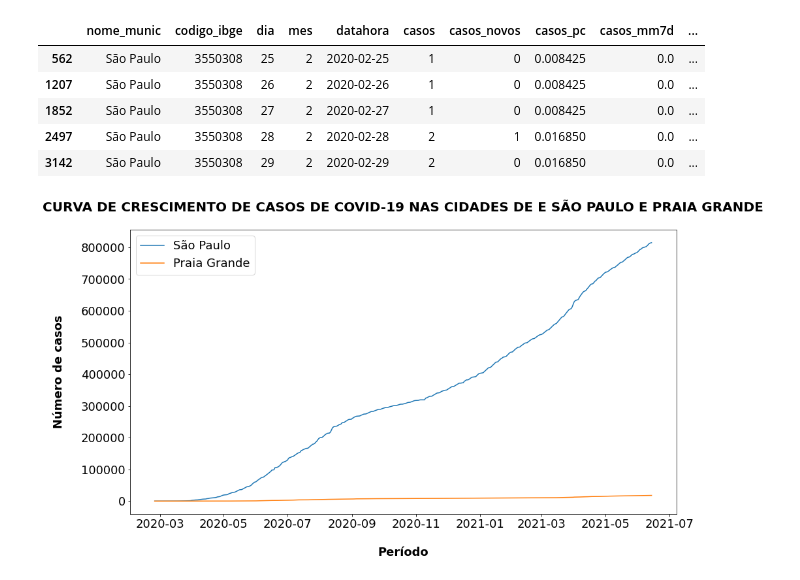
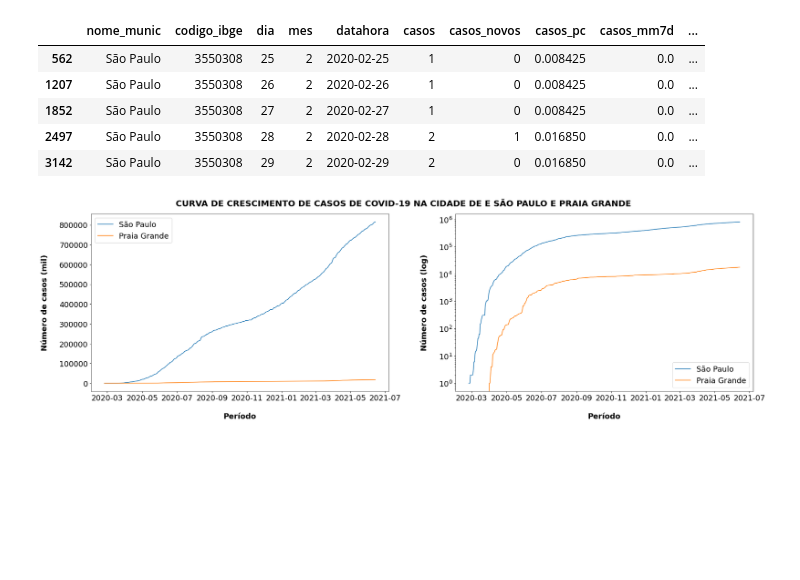
Before and after one commit to silva-felipe/BootCamp_Alura_DataScience, a Jupyter notebook: notebooks/modulo3/Bootcamp(modulo3).ipynb, the cells around one changed output. Drawn from its saved outputs; the diff is of its cells as text; code cells hidden in the pictures; blank space fills up the shorter version.

```diff
--- a/notebooks/modulo3/Bootcamp(modulo3).ipynb
+++ b/notebooks/modulo3/Bootcamp(modulo3).ipynb
@@ -151,19 +164,0 @@ plt.show()
-# %%
-nome_cidade = [x for x in dados_pg.nome_munic.unique()]
-
-s = ''
-for x in nome_cidade:
-  s = s + ' ' + x
-
-sns.lineplot(data=dados_pg, x='datahora',y='casos')
-
-plt.title('Curva de crescimento de casos de covid-19 na cidade de{}\n'.format(s),
-          weight='bold',
-          fontsize=20)
-
-plt.ylabel('Número de casos (log)\n', weight='bold')
-plt.xlabel('\nPeríodo', weight='bold')
-
-plt.yscale('log')
-
-plt.show()
@@ -184,20 +177,43 @@ dados_sp_pg.head()
 # %%
 nome_cidade = [x for x in dados_sp_pg.nome_munic.unique()]
 
 s = ''
 for x in nome_cidade:
   s = s + ' e ' + x
 
-sns.lineplot(data=dados_sp_pg, x='datahora', y='casos', hue='nome_munic')
+figure, axes = plt.subplots(nrows=1, ncols=2, figsize=(25,8))
+
+plt.subplot(1,2,1)
+sns.lineplot(data=dados_sp_pg,
+             x='datahora',
+             y='casos',
+             hue='nome_munic')
 plt.legend(loc=0)
 
-plt.title('Curva de crescimento de casos de covid-19 nas cidades de{}\n'.format(s).upper(),
+plt.ylabel('Número de casos (mil)\n', weight='bold')
+plt.xlabel('\nPeríodo', weight='bold')
+
+
+plt.subplot(1,2,2)
+ax = sns.lineplot(data=dados_sp_pg,
+             x='datahora',
+             y='casos',
+             hue='nome_munic')
+
+plt.legend(loc=4)
+
+plt.ylabel('Número de casos (log)\n', weight='bold')
+plt.xlabel('\nPeríodo', weight='bold')
+
+plt.yscale('log')
+
+figure.tight_layout(pad=2.5)
+
+plt.suptitle('Curva de crescimento de casos de covid-19 na cidade de{}\n'.format(s).upper(),
           weight='bold',
           fontsize=20)
 
-plt.ylabel('Número de casos\n', weight='bold')
-plt.xlabel('\nPeríodo', weight='bold')
 
 plt.show()
 # %% [output]
-[figure, old version]
+[figure, new version]
```
Also changed, not shown: parts of 5 cells of this notebook.
